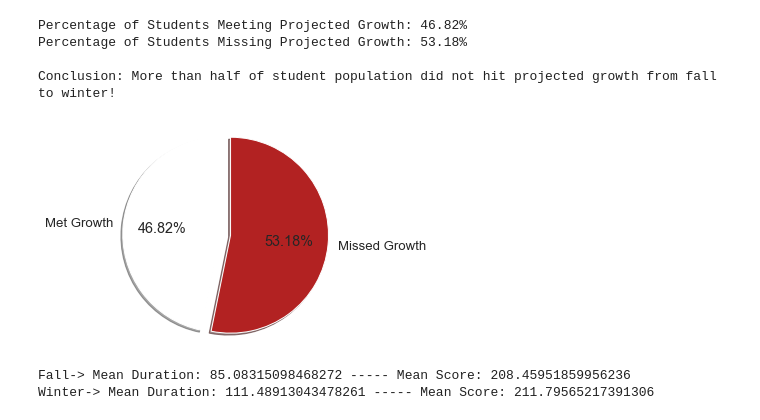
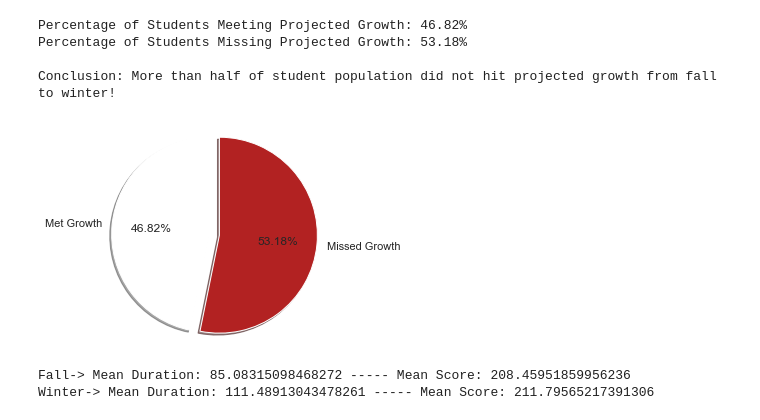
Before and after one commit to utsa-santhosh/CSVC-Data-Challenge, a Jupyter notebook: datachallenge.ipynb, the cells around one changed output. Saved outputs shown, nothing was run; the diff lists cells and outputs as text; code cells hidden in the pictures.

Commit message:
pie chart font

```diff
--- a/datachallenge.ipynb
+++ b/datachallenge.ipynb
@@ -43,21 +40,21 @@ Conclusion: More than half of student population did not hit projected growth fr
 # %%
 
 # Pie chart depiction of Students Missing Growth
 
 
 labels = 'Met Growth', 'Missed Growth'
 sizes = [46.82, 53.18]
 explode = (0, 0.1)  # only "explode" the 2nd slice (i.e. 'Hogs')
-#sns.set(font='Arial', font_['font.sans-serif'] = ['Source Han Sans TW', 'sans-serif']scale=1.2)
-matplotlib.rcParams['font.sans-serif'] = ['Source Han Sans TW', 'serif']
+sns.set(font='Arial')
+# matplotlib.rcParams['font.sans-serif'] = ['Source Han Sans TW', 'serif']
 fig1, ax1 = plt.subplots()
 ax1.pie(sizes, explode=explode, labels=labels, autopct='%1.2f%%',
         shadow=True, startangle=90, colors=['white','firebrick'])
 ax1.axis('equal')  # Equal aspect ratio ensures that pie is drawn as a circle.
 
 plt.show()
 # %% [output]
-[figure, old version]
+[figure, new version]
 # %%
 fall_duration_mean = fall_raw['Duration'].mean()
 fall_rit_mean = fall_raw['RITScore'].mean()
```
Also changed, not shown: parts of 1 cell of this notebook.
